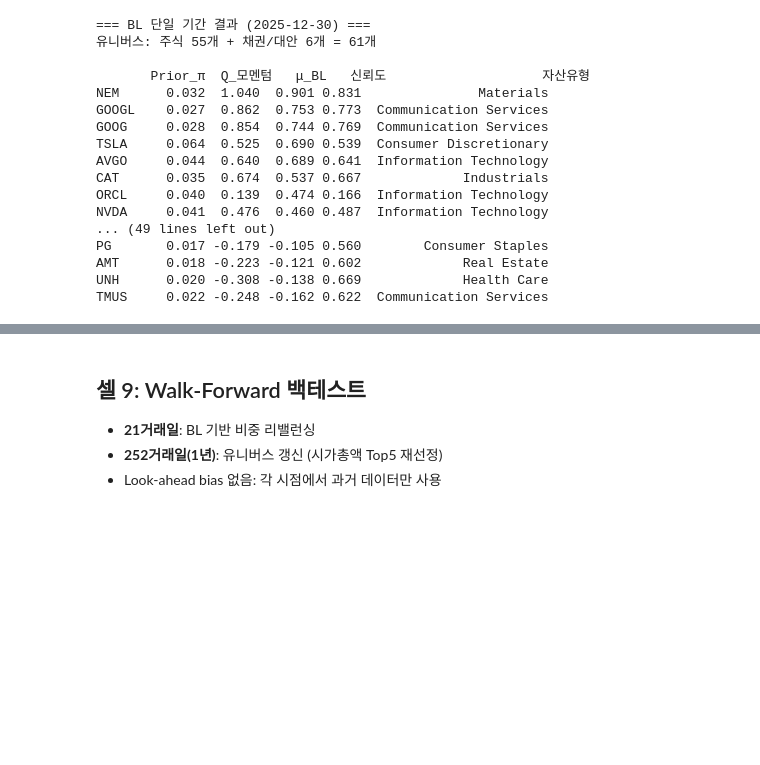
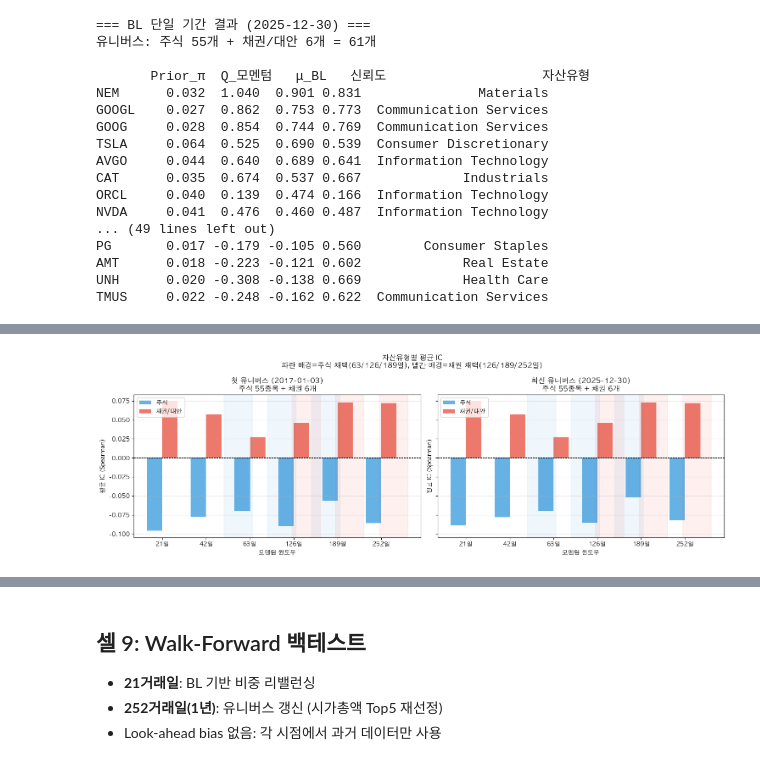
Before and after one commit to sybeom528/finance_project, a Jupyter notebook: 김윤서/black_litterman/Step5_Stocks_Universe_BL.ipynb, the cells around one changed output, grey strips where cells are left out. Saved outputs shown, nothing was run; the diff lists cells and outputs as text; code cells hidden in the pictures; blank space fills up the shorter version.

```diff
--- a/김윤서/black_litterman/Step5_Stocks_Universe_BL.ipynb
+++ b/김윤서/black_litterman/Step5_Stocks_Universe_BL.ipynb
@@ -799,0 +1307,92 @@ print(f"\n✓ 선정된 최적 모멘텀 윈도우: {OPTIMAL_WINDOWS} (이후
+# %%
+# ── 자산유형별 IC 근거 시각화: 첫 유니버스 vs 최신 유니버스 ─────────────────────
+EQUITY_WINDOWS = (63, 126, 189)
+BOND_WINDOWS   = (126, 189, 252)
+INT_WINDOWS    = [21, 42, 63, 126, 189, 252]
+
+def type_mean_ic(eq_univ, bond_tks, ic_table, windows):
+    """유니버스 내 equity/bond 분리 후 윈도우별 평균 IC 반환"""
+    eq_ic   = {w: [] for w in windows}
+    bond_ic = {w: [] for w in windows}
+    for t, ic_dict in ic_table.items():
+        for w in windows:
+            if w not in ic_dict:
+                continue
+            if t in bond_tks:
+                bond_ic[w].append(ic_dict[w])
+            elif t in eq_univ:
+                eq_ic[w].append(ic_dict[w])
+    return (
+        {w: float(np.mean(v)) if v else np.nan for w, v in eq_ic.items()},
+        {w: float(np.mean(v)) if v else np.nan for w, v in bond_ic.items()}
+    )
+
+# ── 첫 유니버스 (분석 시작 후 252거래일 시점 리밸런싱) ─────────────────────────
+_first_idx  = prices_combined.loc[ANALYSIS_START:].index[252]
+_first_pool, _ = filter_pool_by_date(sp500_snapshot, sp500_changes, _first_idx)
+_first_eq, _, _ = select_universe_by_mcap(
+    prices.loc[_first_idx], shares_dict, _first_pool, TOP_N
+)
+
+# ── 최신 유니버스 ──────────────────────────────────────────────────────────────
+_latest_idx  = prices_combined.index[-1]
+_latest_pool, _ = filter_pool_by_date(sp500_snapshot, sp500_changes, _latest_idx)
+_latest_eq, _, _ = select_universe_by_mcap(
+    prices.loc[min(_latest_idx, prices.index[-1])], shares_dict, _latest_pool, TOP_N
+)
+
+universes = [
+    (f'첫 유니버스 ({_first_idx.date()})', _first_eq),
+    (f'최신 유니버스 ({_latest_idx.date()})', _latest_eq),
+]
+
+fig, axes = plt.subplots(1, 2, figsize=(15, 5), sharey=True)
+x = np.arange(len(INT_WINDOWS))
+w_bar = 0.35
+
+for ax, (title, eq_univ) in zip(axes, universes):
+    eq_ic, bond_ic = type_mean_ic(eq_univ, BOND_TICKERS, asset_ic_table, INT_WINDOWS)
+    eq_vals   = [eq_ic.get(w, np.nan)   for w in INT_WINDOWS]
+    bond_vals = [bond_ic.get(w, np.nan) for w in INT_WINDOWS]
+
+    ax.bar(x - w_bar/2, eq_vals,   w_bar, label='주식',    color='#3498db', alpha=0.75)
+    ax.bar(x + w_bar/2, bond_vals, w_bar, label='채권/대안', color='#e74c3c', alpha=0.75)
+    ax.axhline(0, color='black', linewidth=0.8, linestyle='--')
+
+    # 채택 윈도우 배경 강조
+    for w in EQUITY_WINDOWS:
+        if w in INT_WINDOWS:
+            ax.axvspan(INT_WINDOWS.index(w) - w_bar - 0.25,
+                       INT_WINDOWS.index(w) + 0.05, alpha=0.08, color='#3498db')
+    for w in BOND_WINDOWS:
+        if w in INT_WINDOWS:
+            ax.axvspan(INT_WINDOWS.index(w) - 0.05,
+                       INT_WINDOWS.index(w) + w_bar + 0.25, alpha=0.08, color='#e74c3c')
+
+    ax.set_xticks(x)
+    ax.set_xticklabels([f'{w}일' for w in INT_WINDOWS])
+    ax.set_xlabel('모멘텀 윈도우')
+    ax.set_ylabel('평균 IC (Spearman)')
+    ax.set_title(f'{title}\n주식 {len(eq_univ)}종목 + 채권 {len(BOND_TICKERS)}개')
+    ax.legend()
+    ax.grid(axis='y', alpha=0.3)
+
+plt.suptitle('자산유형별 평균 IC\n'
+             '파란 배경=주식 채택(63/126/189일), 빨간 배경=채권 채택(126/189/252일)',
+             fontsize=12)
+plt.tight_layout()
+plt.savefig(IMAGES / 'type_ic_window_selection.png', dpi=150, bbox_inches='tight')
+plt.show()
+
+# ── 수치 요약 ──────────────────────────────────────────────────────────────────
+print('=== 최신 유니버스 기준 자산유형별 평균 IC ===')
+_eq_ic, _bd_ic = type_mean_ic(_latest_eq, BOND_TICKERS, asset_ic_table, INT_WINDOWS)
+print(f'{'윈도우':>8}  {'주식 IC':>10}  {'채권 IC':>10}  {'채권-주식':>10}')
+print('-' * 45)
+for w in INT_WINDOWS:
+    diff = (_bd_ic[w] - _eq_ic[w]) if not (np.isnan(_bd_ic[w]) or np.isnan(_eq_ic[w])) else np.nan
+    print(f'{w:>6}일  {_eq_ic[w]:>+10.4f}  {_bd_ic[w]:>+10.4f}  {diff:>+10.4f}')
+print(f'\n→ 주식 채택 윈도우: {EQUITY_WINDOWS} (덜 음수인 중단기)')
+print(f'→ 채권 채택 윈도우: {BOND_WINDOWS} (양수 IC 구간)')
+# %% [output]
+[figure, added]
```
Also changed, not shown: parts of 11 cells of this notebook, 20 other files.
